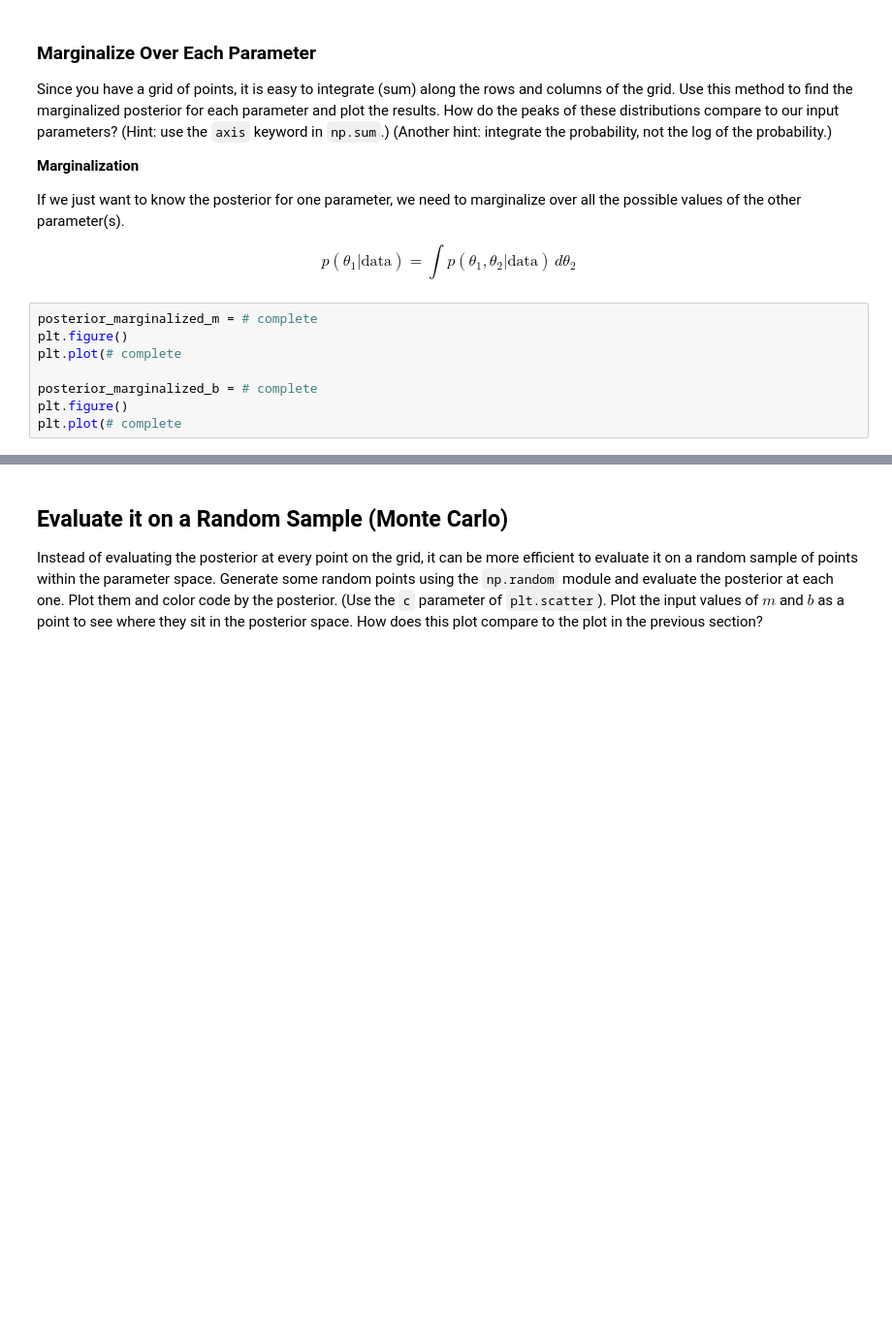
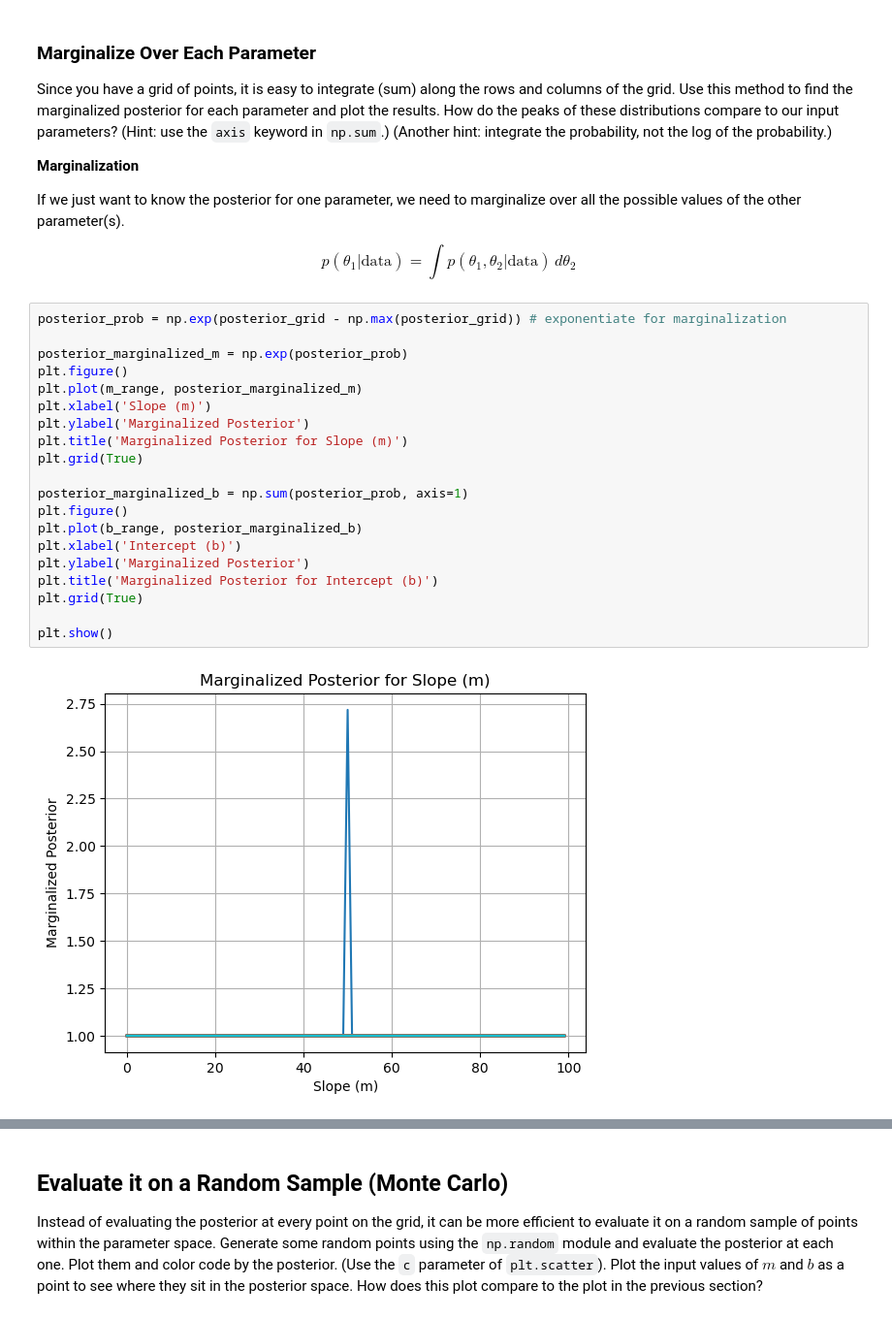
Before and after one commit to ASTR154/bayesian-statistics, a Jupyter notebook: monte_carlo_line_fitting.ipynb, the cells around one changed output, grey strips where cells are left out. Shown at 97% size. Drawn from its saved outputs; the diff is of its cells as text; blank space fills up the shorter version.

```diff
--- a/monte_carlo_line_fitting.ipynb
+++ b/monte_carlo_line_fitting.ipynb
@@ -136,11 +169,25 @@ Since you have a grid of points, it is easy to integrate (sum) along the rows an
 If we just want to know the posterior for one parameter, we need to marginalize over all the possible values of the other parameter(s).
 
 $$ p(\theta_1 | \mathrm{data}) = \int p(\theta_1, \theta_2 | \mathrm{data}) \, d\theta_2 $$
-# %%
-posterior_marginalized_m = # complete
-plt.figure()
-plt.plot(# complete
-
-posterior_marginalized_b = # complete
-plt.figure()
-plt.plot(# complete
+# %%
+posterior_prob = np.exp(posterior_grid - np.max(posterior_grid)) # exponentiate for marginalization
+
+posterior_marginalized_m = np.exp(posterior_prob)
+plt.figure()
+plt.plot(m_range, posterior_marginalized_m)
+plt.xlabel('Slope (m)')
+plt.ylabel('Marginalized Posterior')
+plt.title('Marginalized Posterior for Slope (m)')
+plt.grid(True)
+
+posterior_marginalized_b = np.sum(posterior_prob, axis=1)
+plt.figure()
+plt.plot(b_range, posterior_marginalized_b)
+plt.xlabel('Intercept (b)')
+plt.ylabel('Marginalized Posterior')
+plt.title('Marginalized Posterior for Intercept (b)')
+plt.grid(True)
+
+plt.show()
+# %% [output]
+[figure, added]
```
Also changed, not shown: parts of 9 cells of this notebook.
